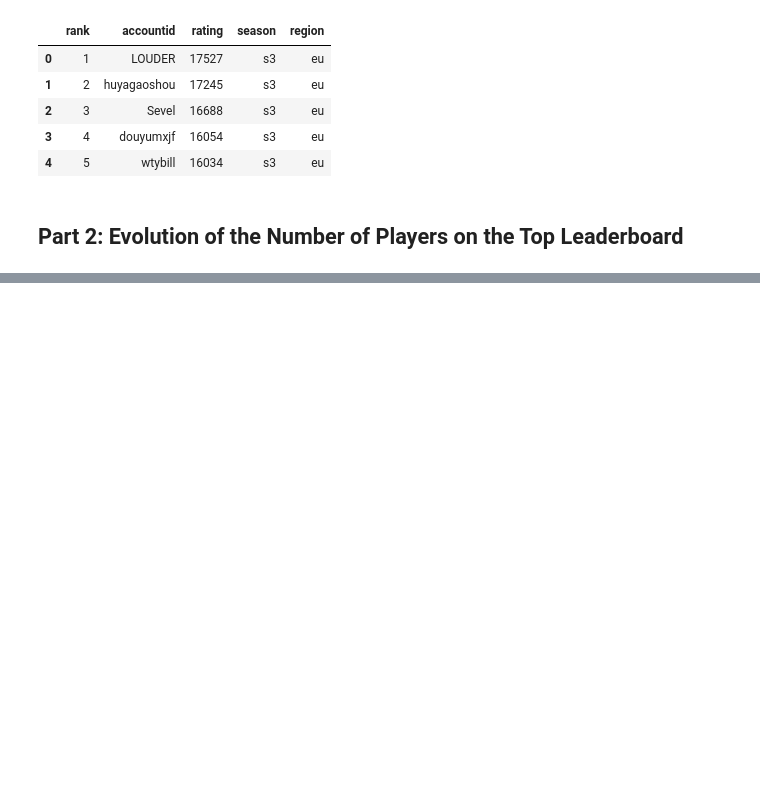
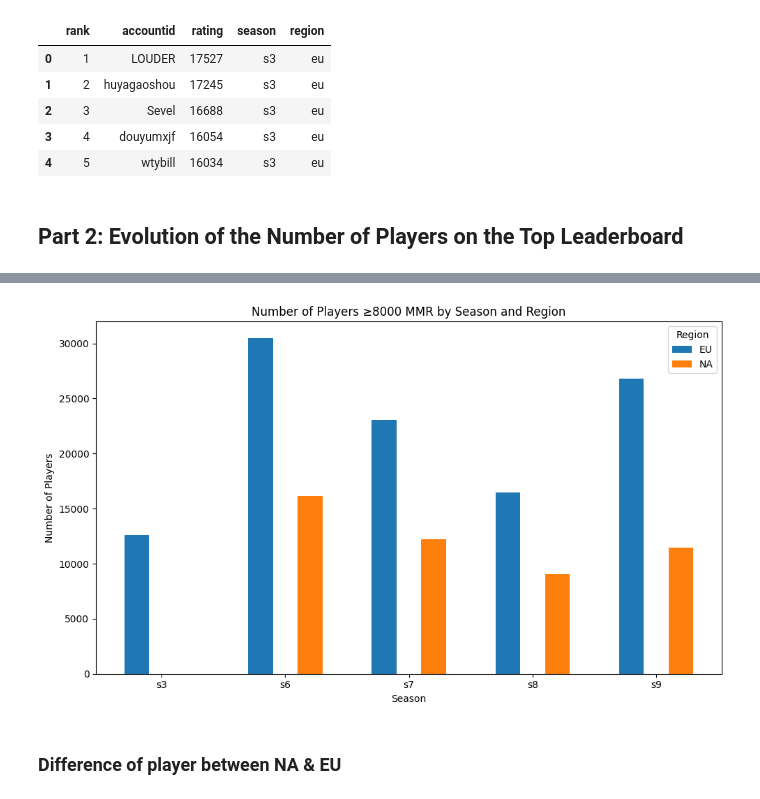
Before and after one commit to LucienLaumont/HSBG_scraper_leaderboard, a Jupyter notebook: evolution_top_leaderboard.ipynb, the cells around one changed output, grey strips where cells are left out. Saved outputs shown, nothing was run; the diff lists cells and outputs as text; code cells hidden in the pictures; blank space fills up the shorter version.

```diff
--- a/evolution_top_leaderboard.ipynb
+++ b/evolution_top_leaderboard.ipynb
@@ -82,0 +144,39 @@ df_top.head()
+# %%
+def plot_player_counts_by_season_by_region_grouped(df):
+    """
+    Plots a grouped vertical bar chart showing the number of players ≥8000 MMR per season by region.
+
+    Parameters
+    ----------
+    df : pandas.DataFrame
+        DataFrame containing at least 'season' and 'region' columns and filtered for rating ≥8000.
+    """
+    # Pivot counts per season and region
+    counts = df.groupby(['season', 'region']).size().unstack(fill_value=0)
+    # Sort seasons in chronological order (extract numeric part)
+    seasons_ordered = sorted(counts.index, key=lambda s: int(s.lstrip('s')))
+    counts = counts.reindex(seasons_ordered)
+
+    regions = ['eu', 'na']
+    x = np.arange(len(seasons_ordered))
+    width = 0.2  # width of each bar
+    offsets = np.linspace(-width, width, len(regions))  # offsets for grouped bars
+
+    plt.figure(figsize=(10, 6))
+    for i, region in enumerate(regions):
+        values = counts.get(region, np.zeros(len(seasons_ordered))).values
+        plt.bar(x + offsets[i], values, width=width, label=region.upper())
+
+    plt.xlabel("Season")
+    plt.ylabel("Number of Players")
+    plt.title("Number of Players ≥8000 MMR by Season and Region")
+    plt.xticks(x, seasons_ordered)
+    plt.legend(title="Region")
+    plt.tight_layout()
+    plt.show()
+# %%
+plot_player_counts_by_season_by_region_grouped(df_top)
+# %% [output]
+[figure, added]
+# %% [markdown]
+### **Difference of player between NA & EU**
```
Also changed, not shown: parts of 9 cells of this notebook, 3 other files.
